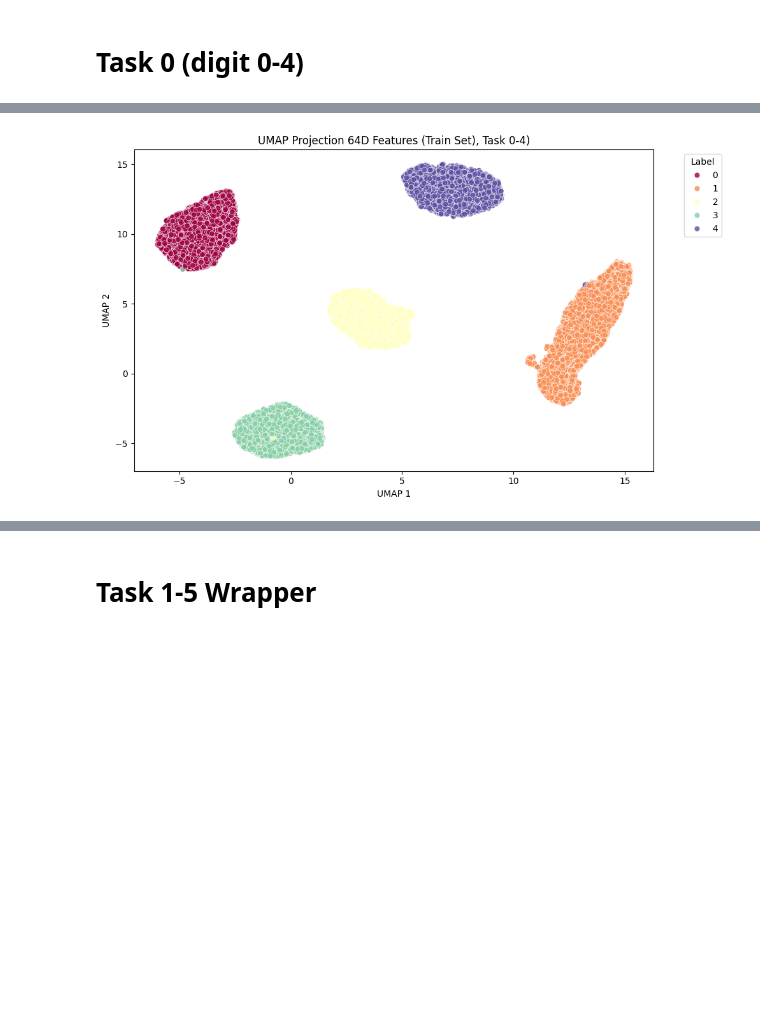
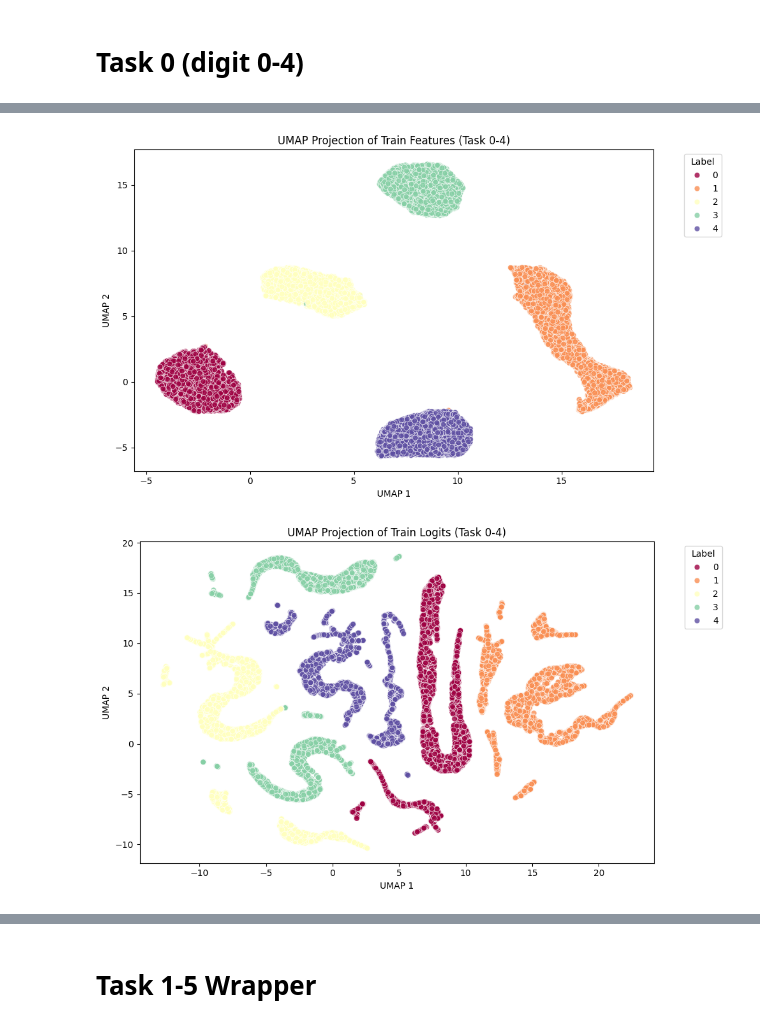
Before and after one commit to liuhanalice/CALM_AE, a Jupyter notebook: AE.ipynb, the cells around one changed output, grey strips where cells are left out. Saved outputs shown, nothing was run; the diff lists cells and outputs as text; code cells hidden in the pictures; blank space fills up the shorter version.

```diff
--- a/AE.ipynb
+++ b/AE.ipynb
@@ -138,6 +137,7 @@ class AEClassifier(nn.Module):
 
         # Classifier head
         self.classifier = nn.Sequential(
+            nn.BatchNorm1d(f_size),
             nn.Linear(f_size, 128),
             nn.ReLU(),
             nn.Dropout(0.2),
@@ -150,9 +150,8 @@ class AEClassifier(nn.Module):
     def forward(self, x):
         z = self.encoder(x)
         x_recon = self.decoder(z)
-        class_logits = self.classifier(z)
-        out = F.normalize(class_logits, p=2, dim=1)
-        return x_recon, out
+        logits = self.classifier(z)
+        return x_recon, logits
 
     def encode(self, x):
         return self.encoder(x)
@@ -162,8 +161,8 @@ class AEClassifier(nn.Module):
 
     def predict(self, x):
         z = self.encoder(x)
-        z = self.classifier(z)
-        out = F.normalize(z, p=2, dim=1)
+        logits = self.classifier(z)
+        out = F.softmax(logits, dim=1) # can add temperature scaling
         return out
 # %%
 # --- Accuracy helper ---
@@ -290,6 +289,24 @@ def show_reconstructions_by_label(model, dataloader, labels_to_show=range(10)):
     plt.suptitle("Top: Original | Bottom: Reconstruction (by label)")
     plt.tight_layout()
     plt.show()
+# %%
+# UMAP visualization
+def umap_train_features_visualization(train_features, train_scores, train_labels, task):
+    def plot_umap(data, labels, title_suffix):
+        reducer = umap.UMAP(n_components=2, random_state=seed)
+        embedding = reducer.fit_transform(data.cpu().numpy())
+
+        plt.figure(figsize=(10, 6))
+        sns.scatterplot(x=embedding[:, 0], y=embedding[:, 1], hue=labels, palette='Spectral', s=40, alpha=0.8)
+        plt.title(f"UMAP Projection of {title_suffix} (Task {task})")
+        plt.xlabel("UMAP 1")
+        plt.ylabel("UMAP 2")
+        plt.legend(title="Label", bbox_to_anchor=(1.05, 1), loc='upper left')
+        plt.tight_layout()
+        plt.show()
+
+    plot_umap(train_features, train_labels, "Train Features")
+    plot_umap(train_scores, train_labels, "Train Logits")
 # %% [markdown]
 # Task 0 (digit 0-4)
 # %%
@@ -416,17 +433,8 @@ plt.show()
 # %%
-reducer = umap.UMAP(n_components=2, random_state=seed)
-embedding = reducer.fit_transform(train_features.cpu().numpy())
-
-plt.figure(figsize=(10, 6))
-sns.scatterplot(x=embedding[:, 0], y=embedding[:, 1], hue=train_labels, palette='Spectral', s=40, alpha=0.8)
-plt.title(f"UMAP Projection {f_size}D Features (Train Set), Task {task})")
-plt.xlabel("UMAP 1")
-plt.ylabel("UMAP 2")
-plt.legend(title="Label", bbox_to_anchor=(1.05, 1), loc='upper left')
-plt.tight_layout()
-plt.show()
+umap_train_features_visualization(train_features, train_scores, train_labels, task)
 # %% [output]
-[figure, old version]
+[figure, new version]
+[figure, added]
 # %%
 df = pd.read_csv(os.path.join(out_dir, 'train_sftmx.csv'))
 filtered_df = pd.DataFrame()
```
Also changed, not shown: parts of 20 cells of this notebook, 4 other files.
